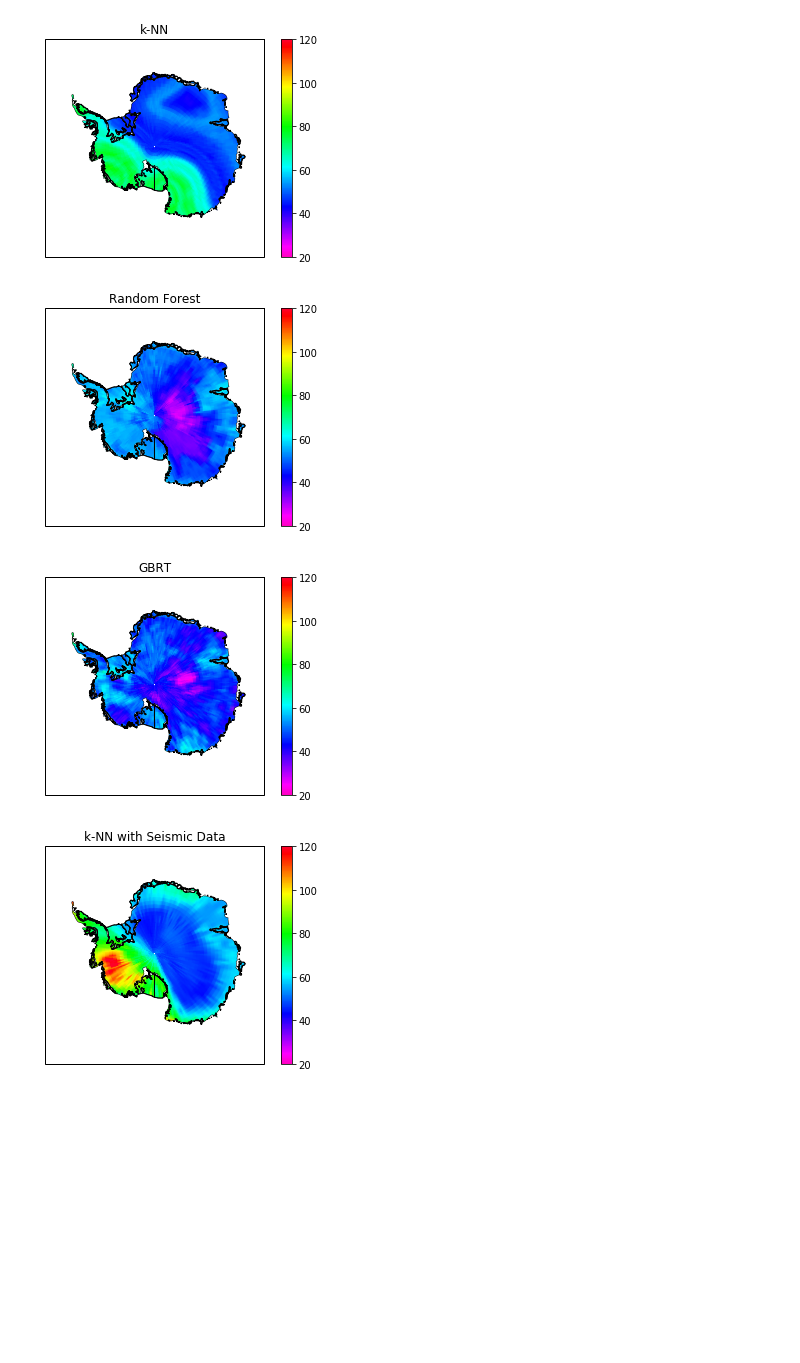
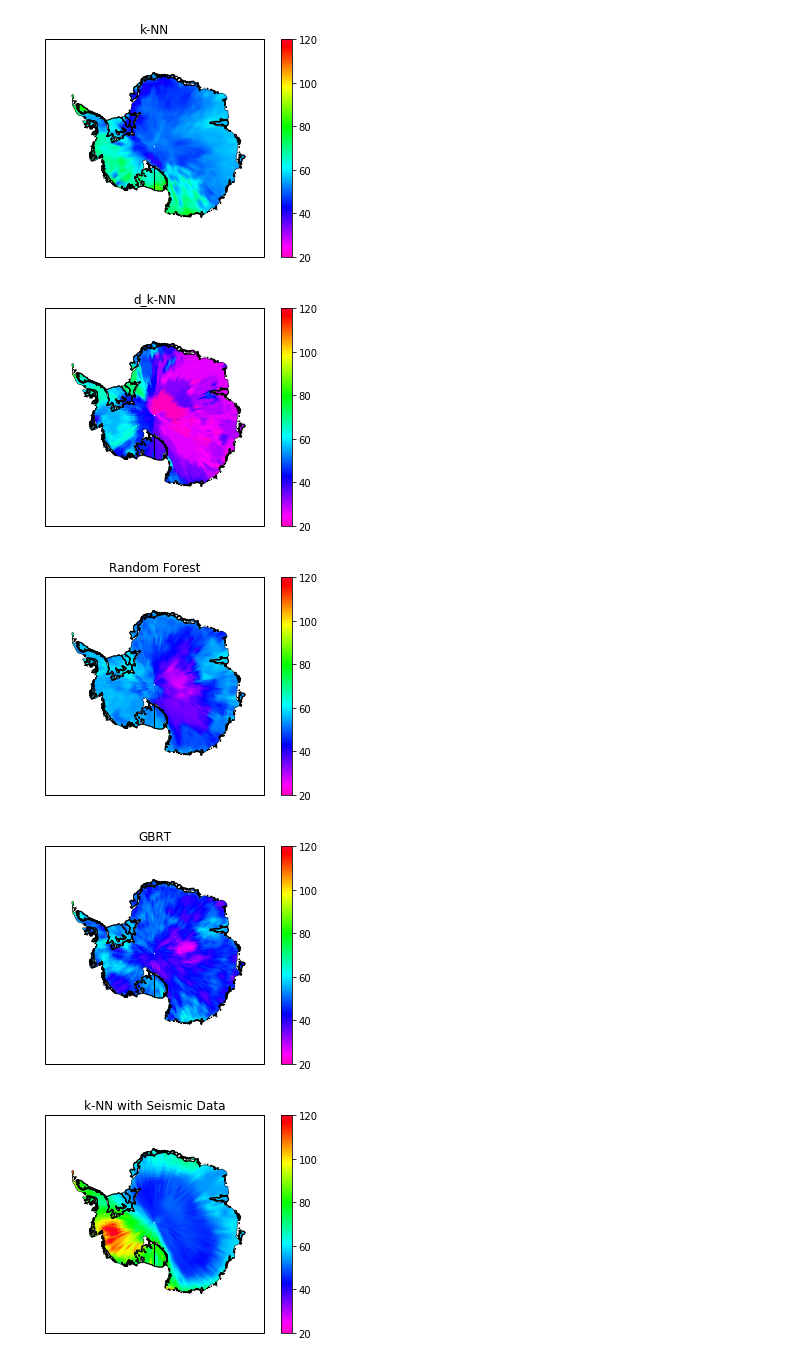
Before and after one commit to kjgoodrick/CSCI_5622_Project_Final, a Jupyter notebook: Generate_Maps.ipynb, the cells around one changed output. Drawn from its saved outputs; the diff is of its cells as text; code cells hidden in the pictures; blank space fills up the shorter version.

```diff
--- a/Generate_Maps.ipynb
+++ b/Generate_Maps.ipynb
@@ -11,17 +12,18 @@ from project import plt_ant_feat
 # %%
 ant_data = pd.read_csv('data/ant_features.csv')
 
 pred_dict = {}
 
-models = [knn, randomforest, gbrt]
+models = [knn, d_knn, randomforest, gbrt]
 
 for model in models:
     pred_dict[model.key] = model.pred(ant_data)
     plt_ant_feat(pred_dict[model.key], title=model.key)
 # %% [output]
-[figure, old version]
+[figure, new version]
-[figure, old version]
+[figure, new version]
-[figure, old version]
+[figure, new version]
+[figure, added]
 # %%
 # Maps from the literature
 
```
Also changed, not shown: parts of 1 cell of this notebook, 8 other files.
